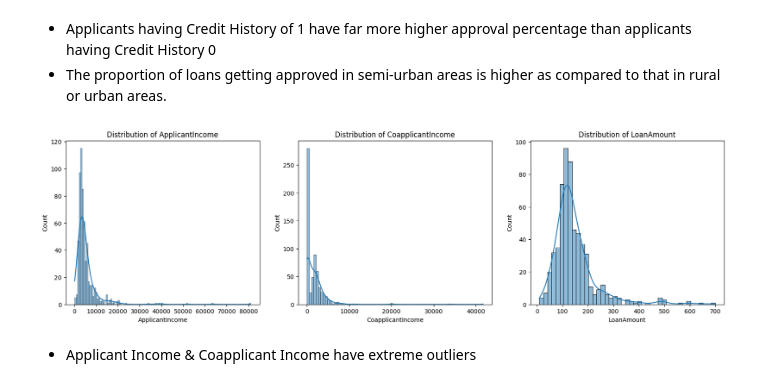
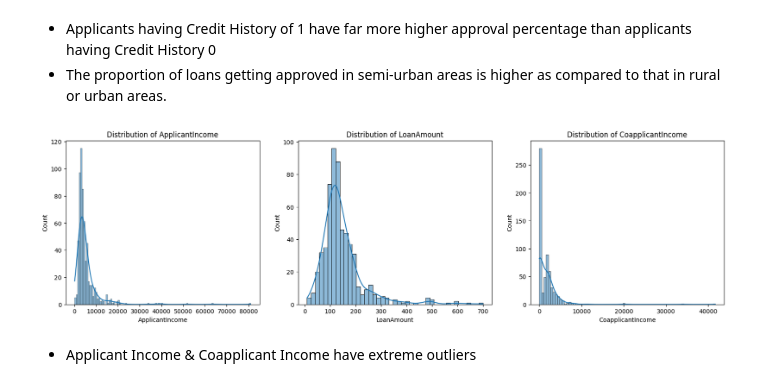
Before and after one commit to zoddtheimmortal/loan-prediction, a Jupyter notebook: loan-approval.ipynb, the cells around one changed output. Drawn from its saved outputs; the diff is of its cells as text; code cells hidden in the pictures.

```diff
--- a/loan-approval.ipynb
+++ b/loan-approval.ipynb
@@ -314,3 +308,6 @@ Proportion of male and female applicants is nearly same for both approved and un
+# %%
+# drop gender column
+train.drop(columns=['Gender'], inplace=True)
 # %% [markdown]
 #### Loan Approval Status by Categorical Variables
 # %%
@@ -383,15 +380,15 @@ for i,feature in enumerate(df):
 - Applicants having Credit History of 1 have far more higher approval percentage than applicants having Credit History 0
 - The proportion of loans getting approved in semi-urban areas is higher as compared to that in rural or urban areas.
 # %%
-df = train[['ApplicantIncome', 'CoapplicantIncome', 'LoanAmount']]
+df = train[['ApplicantIncome', 'LoanAmount', 'CoapplicantIncome']]
 
 fig,ax = plt.subplots(1,3,figsize=(20,5))
 
 for i,features in enumerate(df):
     sns.histplot(data=train,x=features,ax=ax[i],kde=True)
     ax[i].set_title(f'Distribution of {features}')
 # %% [output]
-[figure, old version]
+[figure, new version]
 # %% [markdown]
 * Applicant Income & Coapplicant Income have extreme outliers
 # %%
```
Also changed, not shown: parts of 24 cells of this notebook.
